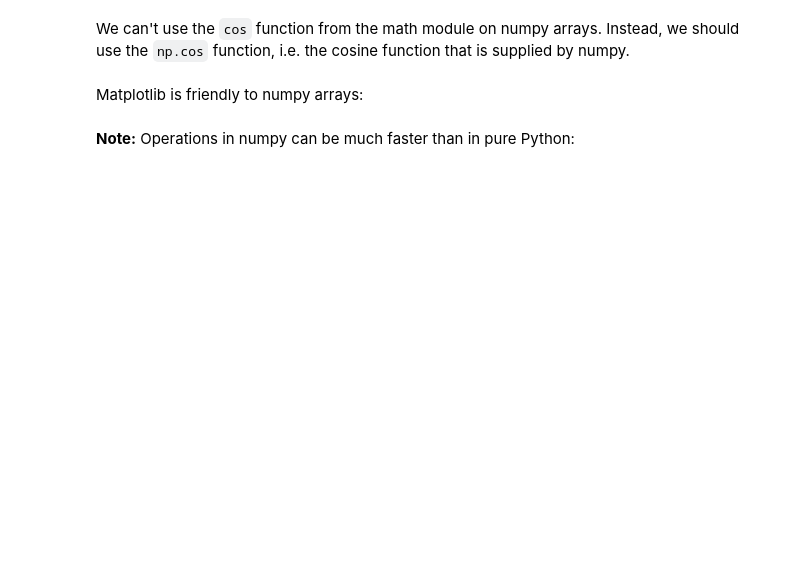
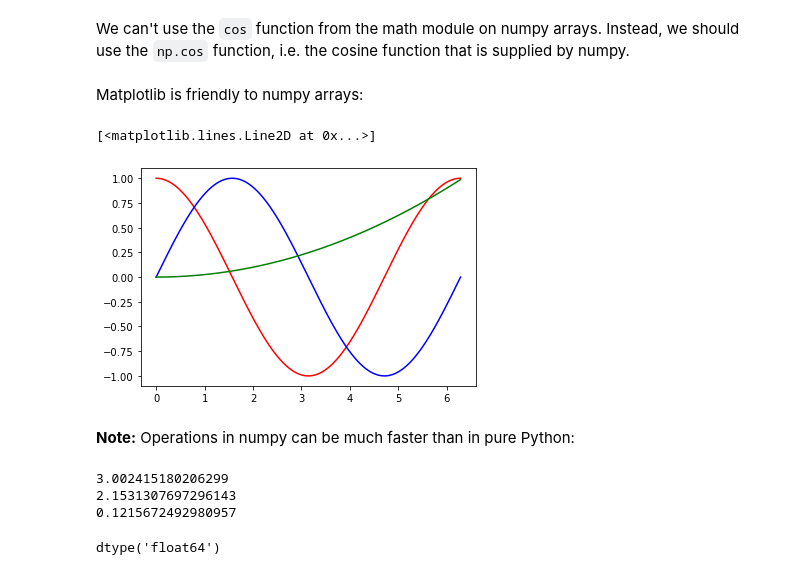
Before and after one commit to jllottes/jllottes.github.io, a Jupyter notebook: _static/weekly_notebooks/week05_notebook.ipynb, the cells around one changed output. Drawn from its saved outputs; the diff is of its cells as text; code cells hidden in the pictures; blank space fills up the shorter version.

```diff
--- a/_static/weekly_notebooks/week05_notebook.ipynb
+++ b/_static/weekly_notebooks/week05_notebook.ipynb
@@ -324,0 +417,8 @@ We can generate an array of equally spaced points using the `np.linspace` comman
+# %%
+N = 1001
+
+x = np.linspace(0, 2*np.pi, 1001)
+
+from math import cos
+
+cosx = cos(x)
@@ -325,6 +427,18 @@ We can generate an array of equally spaced points using the `np.linspace` comman
 # %% [markdown]
 We can't use the `cos` function from the math module on numpy arrays. Instead, we should use the `np.cos` function, i.e. the cosine function that is supplied by numpy.
+# %%
+cosx = np.cos(x)
+sinx = np.sin(x)
 # %% [markdown]
 Matplotlib is friendly to numpy arrays:
+# %%
+import matplotlib.pyplot as plt
+
+plt.plot(x,cosx,'r')
+plt.plot(x,sinx,'b')
+plt.plot(x,x**2/40,'g')
+# %% [output]
+[<matplotlib.lines.Line2D at 0x...>]
+[figure, added]
 # %% [markdown]
 **Note:** Operations in numpy can be much faster than in pure Python:
@@ -330,0 +449,32 @@ Matplotlib is friendly to numpy arrays:
+# %%
+N = 10**7
+
+x = np.linspace(-np.pi,np.pi,N)
+
+# For loop test
+sinlist = []
+t0 = time()
+for xx in x:
+    sinlist.append(sin(xx))
+t1 = time()
+print(t1 - t0)
+
+# List comprehension test
+t0 = time()
+[sin(xx) for xx in x]
+t1 = time()
+print(t1 - t0)
+
+# NumPy test
+t0 = time()
+np.sin(x)
+t1 = time()
+print(t1 - t0)
+# %% [output]
+3.002415180206299
+2.1531307697296143
+0.1215672492980957
+# %%
+x.dtype
+# %% [output]
+dtype('float64')
```
Also changed, not shown: parts of 45 cells of this notebook, 58 other files.
